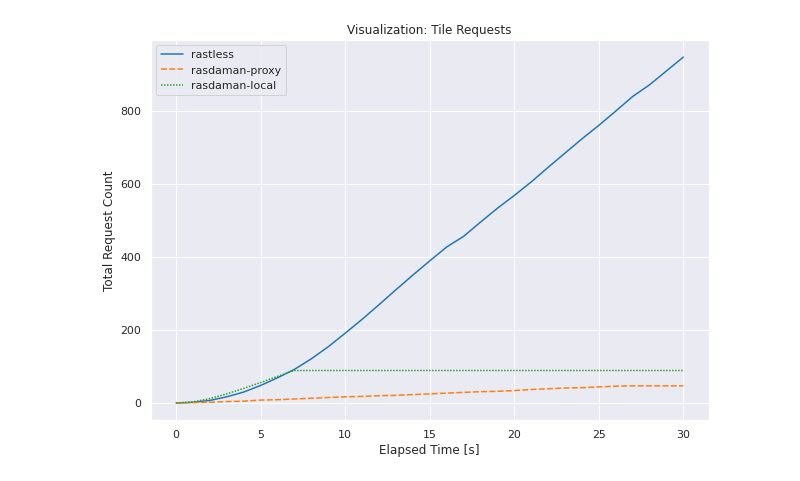
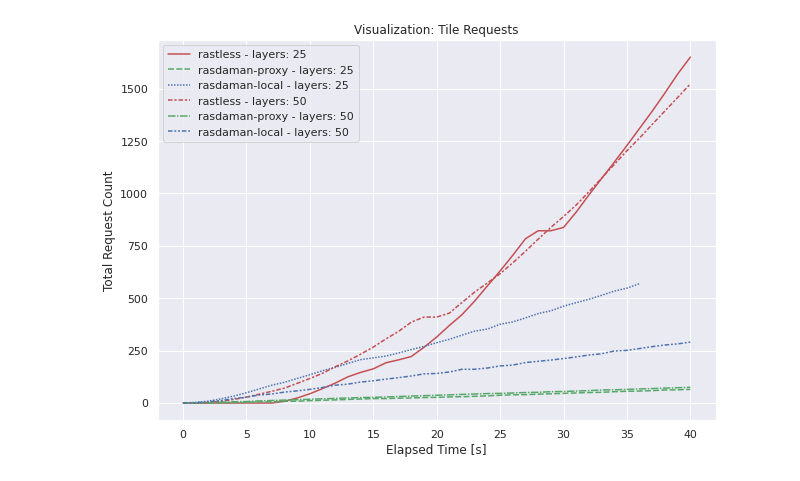
Before and after one commit to MarcelCode/rastless-benchmarks, a Jupyter notebook: benchmarks/analysis/polygon-analysis.ipynb, the cells around one changed output. Cells and saved outputs as stored; diff of their text form; code cells hidden in the pictures.

```diff
--- a/benchmarks/analysis/polygon-analysis.ipynb
+++ b/benchmarks/analysis/polygon-analysis.ipynb
@@ -12,7 +12,9 @@ sns.set(rc={'figure.figsize':(10,7)})
 sns.set_context()
 sns.set_palette("tab10")
 # %%
-test_setup = {"user": 10, "spawn_rate": 1, "runtime": "31s", "test_type": "polygon-analysis", "environment": "ec2-t2-m", "combine_method": "median", "layers": 25}
+test_setup_1 = {"user": 25, "spawn_rate": 1, "runtime": "41s", "test_type": "polygon-analysis", "environment": "local", "combine_method": "median", "layers": 25}
+test_setup_2 = {"user": 25, "spawn_rate": 1, "runtime": "41s", "test_type": "polygon-analysis", "environment": "local", "combine_method": "median", "layers": 50}
 # %%
-system_dfs_combined = read_stat_history_dates_combined(**test_setup)
+system_dfs_combined_1 = read_stat_history_dates_combined(**test_setup_1)
+system_dfs_combined_2 = read_stat_history_dates_combined(**test_setup_2)
 # %%
@@ -56,10 +74,16 @@ plt.savefig(filename)
 # %%
-df_request_total_count = combine_result(system_dfs_combined, "Total Request Count")
+df_request_total_count_1 = combine_result(system_dfs_combined_1, "Total Request Count")
+df_request_total_count_1 = rename_columns(df_request_total_count_1, test_setup_1, "layers")
+
+df_request_total_count_2 = combine_result(system_dfs_combined_2, "Total Request Count")
+df_request_total_count_2 = rename_columns(df_request_total_count_2, test_setup_2, "layers")
 # %%
-ax = sns.lineplot(data=df_request_total_count)
+df_request_total_count_merge = pd.concat([df_request_total_count_1, df_request_total_count_2], axis=1)
+
+ax = sns.lineplot(data=df_request_total_count_merge, palette=['r', 'g', 'b', 'r', 'g', 'b'])
 ax.set(ylabel="Total Request Count")
 ax.set_title('Visualization: Tile Requests')
-filename = create_pdf_filename(f"./result_images/{test_setup['test_type']}", "tile_requests_count", test_setup)
+filename = create_pdf_filename(f"./result_images/{test_setup_1['test_type']}", "tile_requests_count", test_setup_1)
 plt.savefig(filename)
 # %% [output]
-[figure, old version]
+[figure, new version]
```
Also changed, not shown: parts of 8 cells of this notebook, 40 other files.
